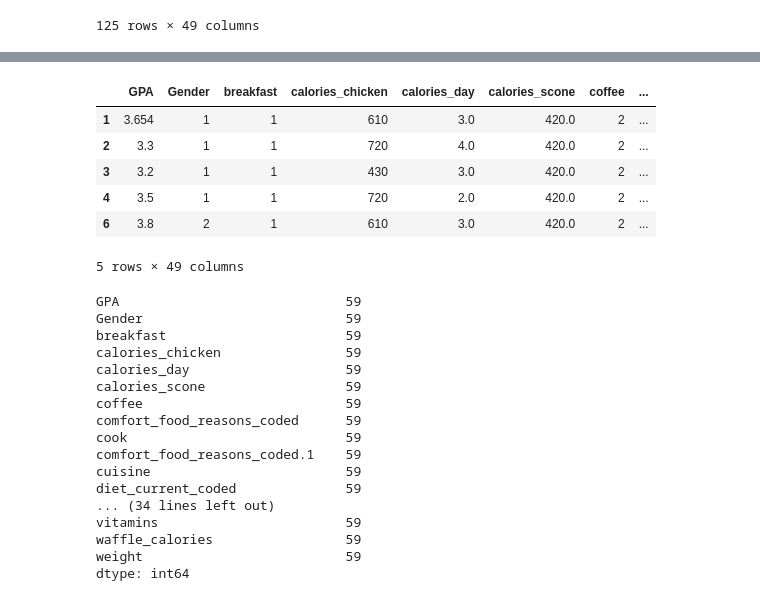
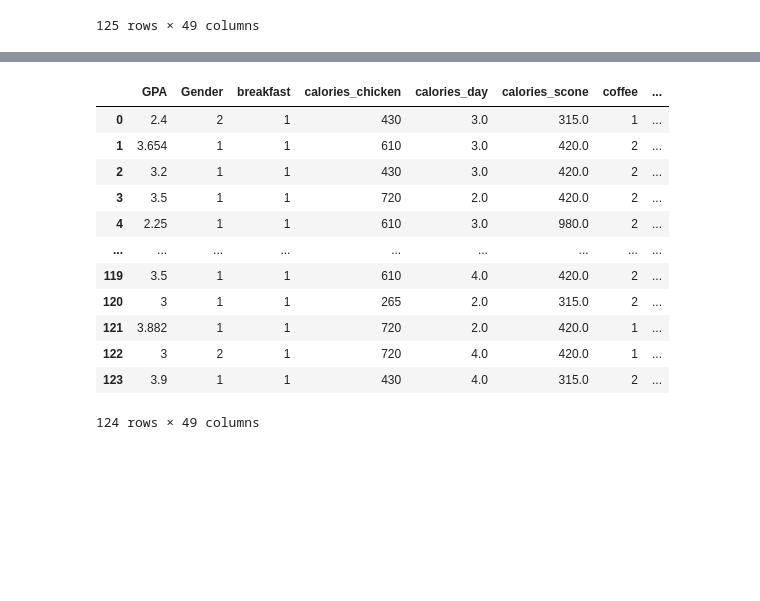
Before and after one commit to lisaislas/UCI-Project-1, a Jupyter notebook: Food Data.ipynb, the cells around one changed output, grey strips where cells are left out. Saved outputs shown, nothing was run; the diff lists cells and outputs as text; code cells hidden in the pictures; blank space fills up the shorter version.

```diff
--- a/Food Data.ipynb
+++ b/Food Data.ipynb
@@ -37,4 +39,7 @@ food_df
 | 124 | 3.9 | 1 | 1 | 430 | NaN | 315.0 | 2 | ... |
 125 rows × 49 columns
 # %%
+# Replace values in the first column and last column
 food_df["GPA"] = food_df["GPA"].replace(["Personal", "3.79 bitch", "Unknown"], ["3.6", "3.79", "3.7"])
+food_df["weight"] = food_df["weight"].replace(["Not sure, 240", "144 lbs"], ["240", "144"])
+food_df
@@ -57,2 +59,0 @@ food_df
-# %%
-food_df["weight"] = food_df["weight"].replace(["I'm not answering this.", "Not sure, 240", "144 lbs"], ["160", "240", "144"])
@@ -116,31 +59,0 @@ dtype: int64
-# %%
-food_df = food_df.dropna()
-food_df.head()
-# %% [output]
-|  | GPA | Gender | breakfast | calories_chicken | calories_day | calories_scone | coffee | ... |
-| 1 | 3.654 | 1 | 1 | 610 | 3.0 | 420.0 | 2 | ... |
-| 2 | 3.3 | 1 | 1 | 720 | 4.0 | 420.0 | 2 | ... |
-| 3 | 3.2 | 1 | 1 | 430 | 3.0 | 420.0 | 2 | ... |
-| 4 | 3.5 | 1 | 1 | 720 | 2.0 | 420.0 | 2 | ... |
-| 6 | 3.8 | 2 | 1 | 610 | 3.0 | 420.0 | 2 | ... |
-5 rows × 49 columns
-# %%
-food_df.count()
-# %% [output]
-GPA                             59
-Gender                          59
-breakfast                       59
-calories_chicken                59
-calories_day                    59
-calories_scone                  59
-coffee                          59
-comfort_food_reasons_coded      59
-cook                            59
-comfort_food_reasons_coded.1    59
-cuisine                         59
-diet_current_coded              59
-... (34 lines left out)
-vitamins                        59
-waffle_calories                 59
-weight                          59
-dtype: int64
@@ -148,0 +60,24 @@ food_df.interpolate(method='pad', axis=0, limit_direction='forward'
+# %%
+# Remove the third row and fill the NaN cells with the previous value from the next row
+food_df = food_df.drop([2])
+food_df = food_df.reset_index(drop=True)
+food_df = food_df.ffill(axis=0)
+# %%
+# Fill the NaN cells in the first row with the values chose to replace it
+values = {"calories_day": 3.0, "cuisine": 1}
+food_df = food_df.fillna(value=values, limit=1)
+food_df
+# %% [output]
+|  | GPA | Gender | breakfast | calories_chicken | calories_day | calories_scone | coffee | ... |
+| 0 | 2.4 | 2 | 1 | 430 | 3.0 | 315.0 | 1 | ... |
+| 1 | 3.654 | 1 | 1 | 610 | 3.0 | 420.0 | 2 | ... |
+| 2 | 3.2 | 1 | 1 | 430 | 3.0 | 420.0 | 2 | ... |
+| 3 | 3.5 | 1 | 1 | 720 | 2.0 | 420.0 | 2 | ... |
+| 4 | 2.25 | 1 | 1 | 610 | 3.0 | 980.0 | 2 | ... |
+| ... | ... | ... | ... | ... | ... | ... | ... | ... |
+| 119 | 3.5 | 1 | 1 | 610 | 4.0 | 420.0 | 2 | ... |
+| 120 | 3 | 1 | 1 | 265 | 2.0 | 315.0 | 2 | ... |
+| 121 | 3.882 | 1 | 1 | 720 | 2.0 | 420.0 | 1 | ... |
+| 122 | 3 | 2 | 1 | 720 | 4.0 | 420.0 | 1 | ... |
+| 123 | 3.9 | 1 | 1 | 430 | 4.0 | 315.0 | 2 | ... |
+124 rows × 49 columns
```
Also changed, not shown: parts of 9 cells of this notebook.
